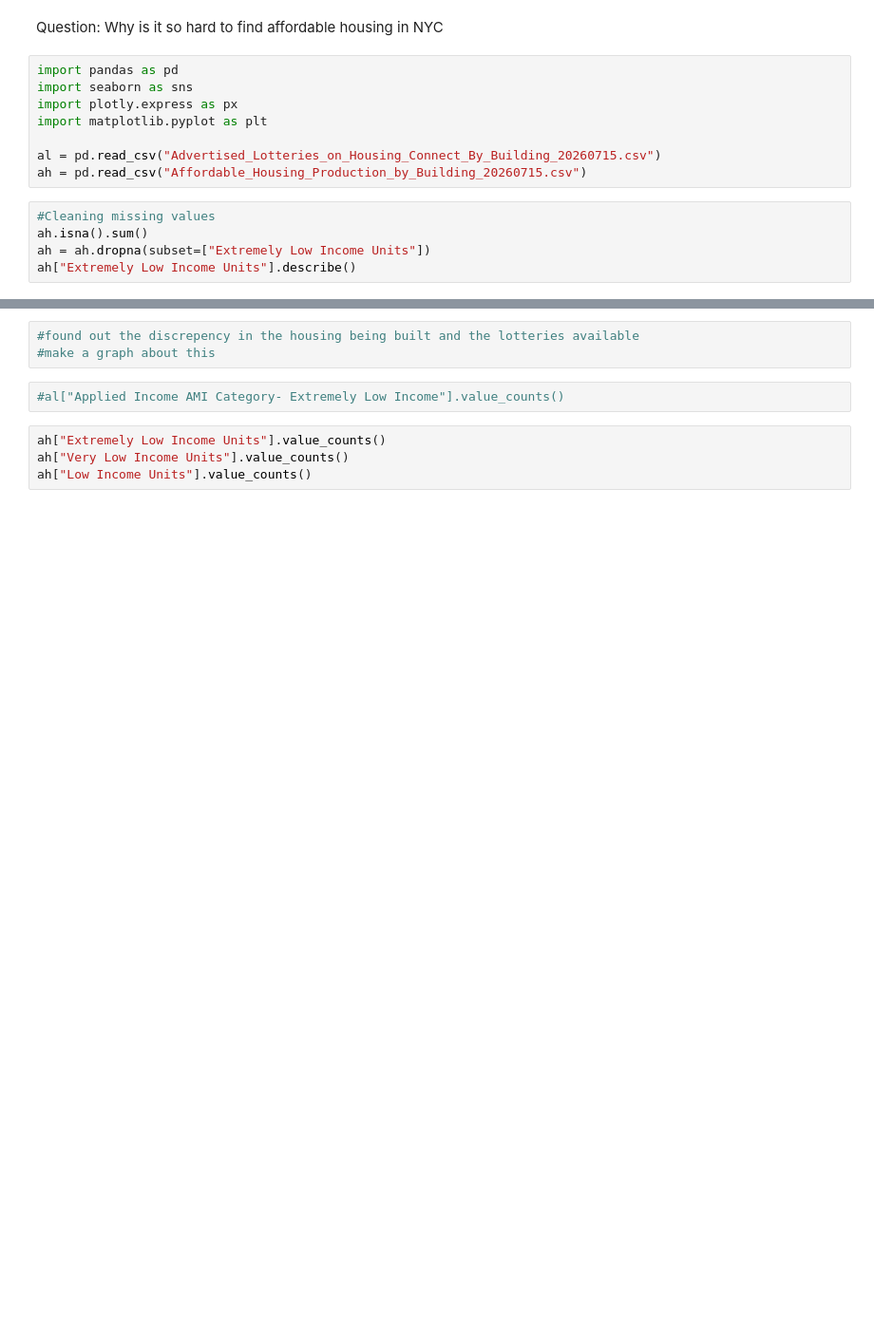
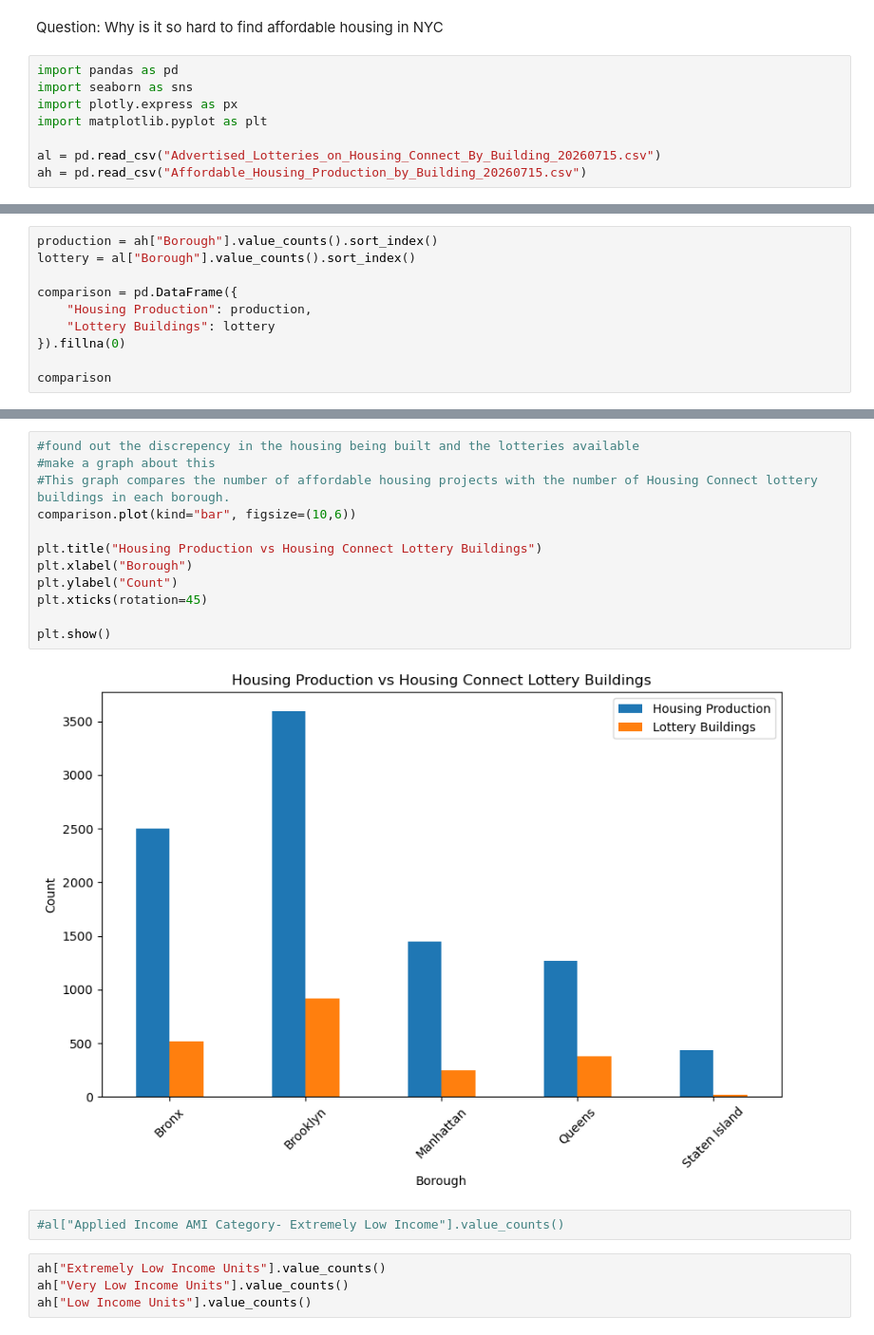
Before and after one commit to mstkhatun1984/A-Better-NYC, a Jupyter notebook: ABetterNYC.ipynb, the cells around one changed output, grey strips where cells are left out. Shown at 95% size. Cells and saved outputs as stored; diff of their text form; blank space fills up the shorter version.

Commit message:
added graphs

```diff
--- a/ABetterNYC.ipynb
+++ b/ABetterNYC.ipynb
@@ -8,8 +8,3 @@ import matplotlib.pyplot as plt
 
 al = pd.read_csv("Advertised_Lotteries_on_Housing_Connect_By_Building_20260715.csv")
 ah = pd.read_csv("Affordable_Housing_Production_by_Building_20260715.csv")
-# %%
-#Cleaning missing values
-ah.isna().sum()
-ah = ah.dropna(subset=["Extremely Low Income Units"])
-ah["Extremely Low Income Units"].describe()
@@ -46,0 +22,10 @@ Name: count, dtype: int64
+# %%
+production = ah["Borough"].value_counts().sort_index()
+lottery = al["Borough"].value_counts().sort_index()
+
+comparison = pd.DataFrame({
+    "Housing Production": production,
+    "Lottery Buildings": lottery
+}).fillna(0)
+
+comparison
@@ -47,6 +40,17 @@ Name: count, dtype: int64
 # %%
 #found out the discrepency in the housing being built and the lotteries available
 #make a graph about this
+#This graph compares the number of affordable housing projects with the number of Housing Connect lottery buildings in each borough.
+comparison.plot(kind="bar", figsize=(10,6))
+
+plt.title("Housing Production vs Housing Connect Lottery Buildings")
+plt.xlabel("Borough")
+plt.ylabel("Count")
+plt.xticks(rotation=45)
+
+plt.show()
+# %% [output]
+[figure, added]
 # %%
 #al["Applied Income AMI Category- Extremely Low Income"].value_counts()
 # %%
```
Also changed, not shown: parts of 6 cells of this notebook.
